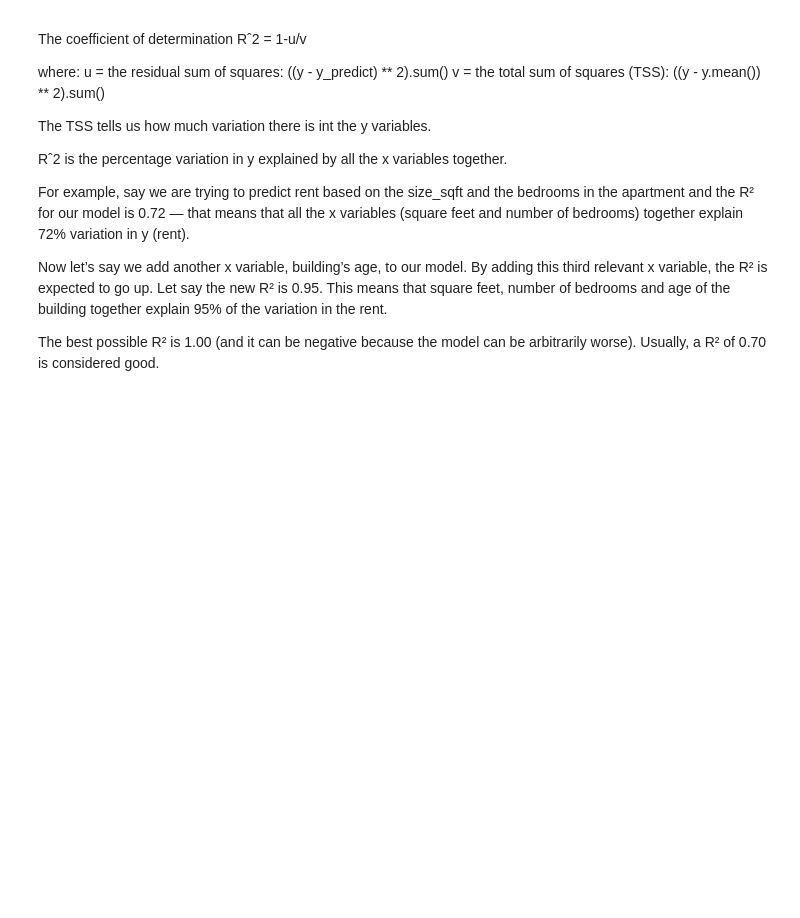
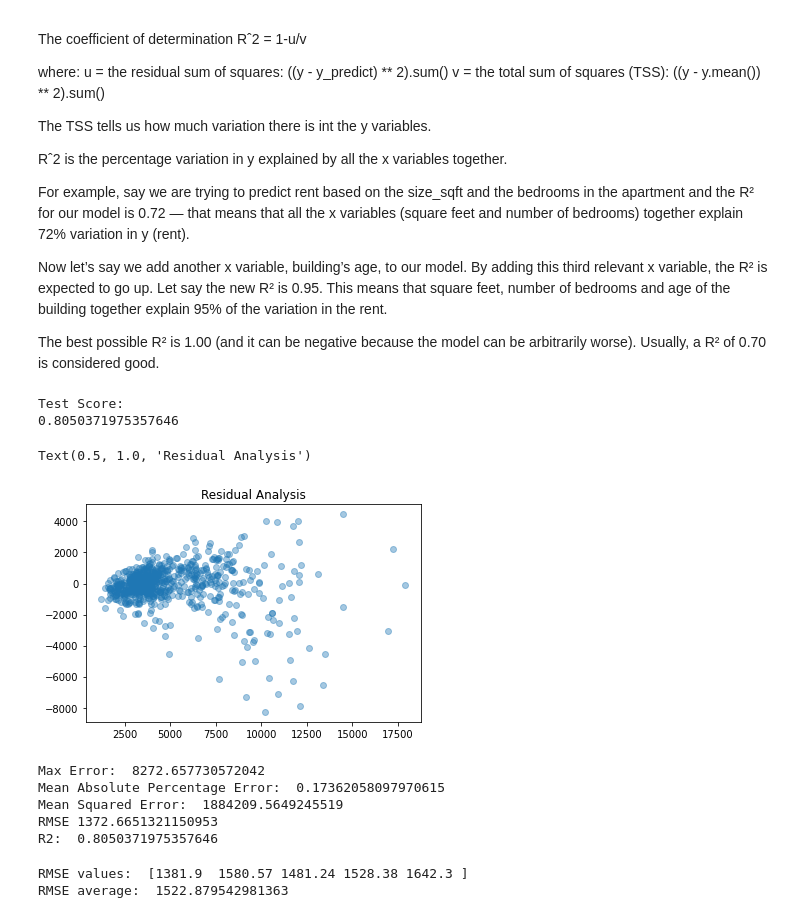
Before and after one commit to saurav-png/RentPredictionSystem, a Jupyter notebook: code1.ipynb, the cells around one changed output. Cells and saved outputs as stored; diff of their text form; code cells hidden in the pictures; blank space fills up the shorter version.

```diff
--- a/code1.ipynb
+++ b/code1.ipynb
@@ -11,7 +11,8 @@ import matplotlib.pyplot as plt
 import seaborn as sns
 # %%
 #importind dataset for manhattan
-df = pd.read_csv("streeteasy/manhattan.csv")
+
+df = pd.read_csv(f"streeteasy/manhattan.csv")
 
 #inspecting first few rows
 df.head()
@@ -228,3 +229,44 @@ For example, say we are trying to predict rent based on the size_sqft and the be
 Now let’s say we add another x variable, building’s age, to our model. By adding this third relevant x variable, the R² is expected to go up. Let say the new R² is 0.95. This means that square feet, number of bedrooms and age of the building together explain 95% of the variation in the rent.
 
 The best possible R² is 1.00 (and it can be negative because the model can be arbitrarily worse). Usually, a R² of 0.70 is considered good.
+# %%
+print("Test Score: ")
+print(linmodel.score(x_test, y_test))
+# %% [output]
+Test Score:
+0.8050371975357646
+# %%
+residuals = predictedval - y_test
+plt.scatter(x= predictedval, y= residuals, alpha = 0.4)
+plt.title("Residual Analysis")
+# %% [output]
+Text(0.5, 1.0, 'Residual Analysis')
+[figure, added]
+# %%
+from sklearn.metrics import max_error, mean_absolute_percentage_error, mean_squared_error,r2_score
+import numpy as np
+
+print("Max Error: ", max_error(y_test, predictedval))
+print("Mean Absolute Percentage Error: ", mean_absolute_percentage_error(y_test, predictedval))
+print("Mean Squared Error: ", mean_squared_error(y_test, predictedval))
+print("RMSE", np.sqrt(mean_squared_error(y_test, predictedval)))
+print("R2: ", r2_score(y_test, predictedval))
+# %% [output]
+Max Error:  8272.657730572042
+Mean Absolute Percentage Error:  0.17362058097970615
+Mean Squared Error:  1884209.5649245519
+RMSE 1372.6651321150953
+R2:  0.8050371975357646
+# %%
+# Cross Validation
+#Automating Calculation of RMSE using different random state hyperparameter
+from sklearn.model_selection import cross_val_score
+
+scores = cross_val_score(linmodel, x_train, y_train, scoring="neg_mean_squared_error", cv= 5, n_jobs= 1)
+
+rmse = np.sqrt(-scores)
+print("RMSE values: ", np.round(rmse, 2))
+print("RMSE average: ", np.mean(rmse))
+# %% [output]
+RMSE values:  [1381.9  1580.57 1481.24 1528.38 1642.3 ]
+RMSE average:  1522.879542981363
```
Also changed, not shown: 1 other file.
